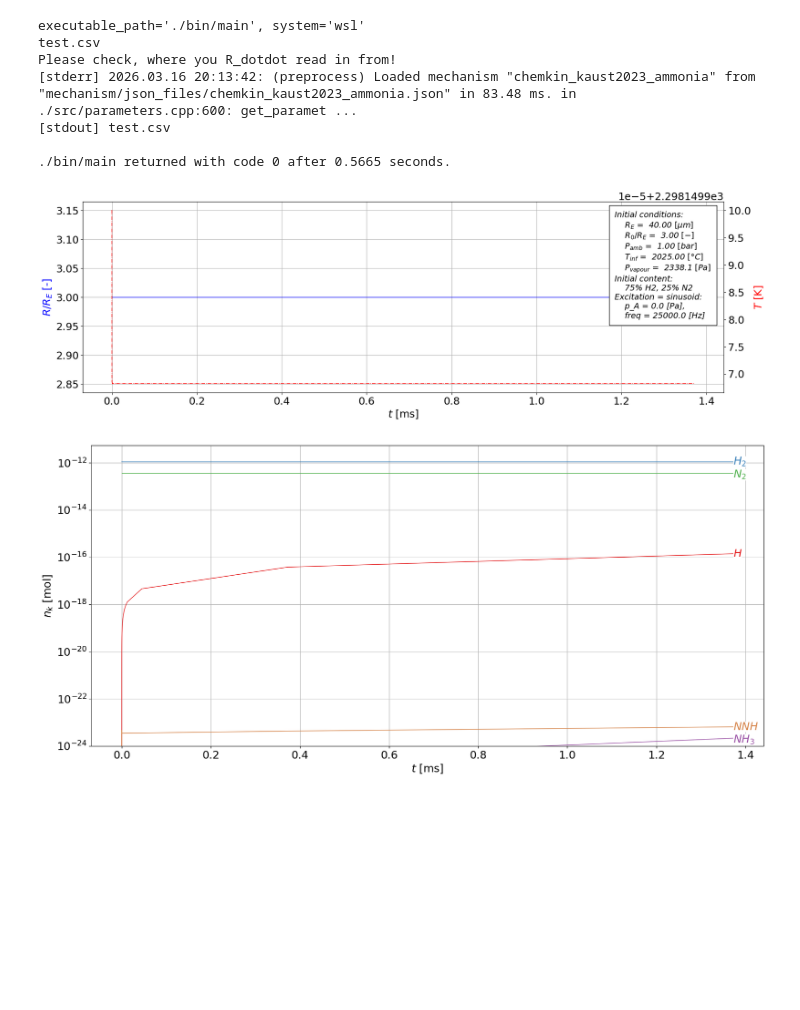
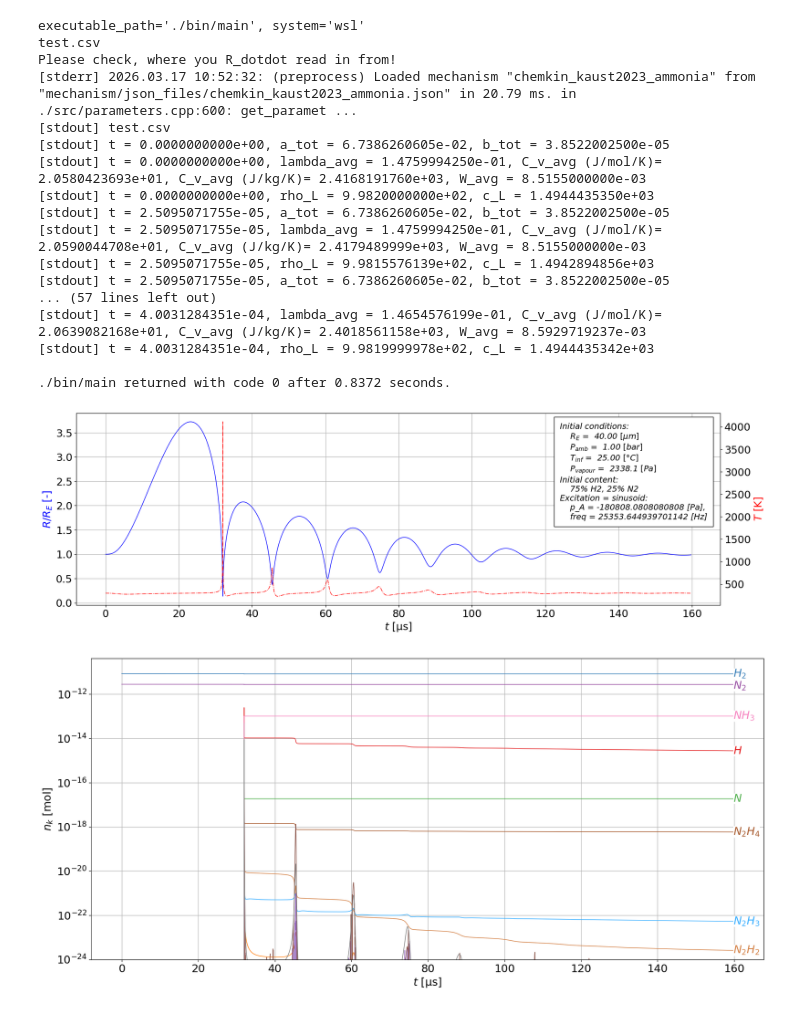
Before and after one commit to kozakaron/Bubble_dynamics_simulation_CPP, a Jupyter notebook: python_run.ipynb, the cells around one changed output. Cells and saved outputs as stored; diff of their text form; code cells hidden in the pictures; blank space fills up the shorter version.

```diff
--- a/python_run.ipynb
+++ b/python_run.ipynb
@@ -7,11 +7,11 @@ cpar=api.example_cpar()
 cpar = {'ID': 0,
  'mechanism': 'chemkin_kaust2023_ammonia',
  'R_E': 40.0e-06,
- 'ratio': 3.0,
+ 'ratio': 1.0,
  'species': ['H2','N2'],#['H2','N2','O2','AR','HE','H2O'],#['N2H3','O','NH2','NO','H'],
  'fractions': [0.75,0.25],#[0.25,0.20,0.05,0.07,0.12,0.31],#[0.3,0.25,0.2,0.15,0.1],
  'P_amb': 1.0e5,#101325.0,
- 'T_inf': 2298.15,
+ 'T_inf': 298.15,
  'alpha_M': 0.35,
  'P_v': 2338.1,
  'mu_L': 0.001,
@@ -26,7 +26,7 @@ cpar = {'ID': 0,
  'enable_rate_thresholding': True,
  'target_specie': 'NH3',
  'excitation_type': 'sinusoid',#'no_excitation',#'sinusoid',#'sin_impulse',
- 'excitation_params': [0, 25e3],#[-1.808080808080808e5, 25.353644939701141e3],#[-2.12121e5, 45.4031e3],# [],
+ 'excitation_params': [-1.808080808080808e5, 25.353644939701141e3],#[-2.12121e5, 45.4031e3],# [],
  'excitation_cycles': 1.0,
  'ramp_up_cycles': 0.0,
  'R_and_R_dot_from_file': 0, #0: nothing to read in, chemistry is coupled to bubble dynamics; 1: R_dot is calculated here, 2: it is read from *.csv
@@ -63,34 +63,44 @@ ps['enable_reactions'] = True
 ps['enable_dissipated_energy'] = True
 ps['enable_van_der_waals'] = True
 ps['enable_rate_thresholding'] = True
 ps['target_specie'] = 'NH3'
 ps['excitation_type'] = 'sinusoid'
 ps['excitation_params'] = [
     {"type":"LinearRange","start":-1.0e5,"end":-3.0e5,"num_steps":100},#-2.12121e5}, #p_A
     {"type":"LogRange","start":20.0e3,"end":200.0e3,"num_steps":100}#{"type": "Const", "value": 25.0e3}#45.4031e3} #freq
 ]
 ps['excitation_cycles'] = {"type": "Const", "value": 1.0}
 ps['ramp_up_cycles'] = {"type": "Const", "value": 0.0}
 ps['R_and_R_dot_from_file'] = {"type": "Const", "value": 0.0}
 ps['rows'] = {"type": "Const", "value": 1.0}
 ps['cols'] = {"type": "Const", "value": 1.0}
 ps['file_name'] = 'test.csv'
 ps['const_V'] = 0
 
 #api.run_parameter_study(ps,save_directory='par_study')
 
 #datas=api.read_parameter_study('par_study1/')
 
 #api.run_parameter_study(ps) #,save_directory='par_study'
 
 #datas=api.read_parameter_study('par_study1/')
 # %% [output]
 executable_path='./bin/main', system='wsl'
 test.csv
 Please check, where you R_dotdot read in from!
-[stderr] 2026.03.16 20:13:42: (preprocess) Loaded mechanism "chemkin_kaust2023_ammonia" from "mechanism/json_files/chemkin_kaust2023_ammonia.json" in 83.48 ms. in ./src/parameters.cpp:600: get_paramet ...
+[stderr] 2026.03.17 10:52:32: (preprocess) Loaded mechanism "chemkin_kaust2023_ammonia" from "mechanism/json_files/chemkin_kaust2023_ammonia.json" in 20.79 ms. in ./src/parameters.cpp:600: get_paramet ...
 [stdout] test.csv
+[stdout] t = 0.0000000000e+00, a_tot = 6.7386260605e-02, b_tot = 3.8522002500e-05
+[stdout] t = 0.0000000000e+00, lambda_avg = 1.4759994250e-01, C_v_avg (J/mol/K)= 2.0580423693e+01, C_v_avg (J/kg/K)= 2.4168191760e+03, W_avg = 8.5155000000e-03
+[stdout] t = 0.0000000000e+00, rho_L = 9.9820000000e+02, c_L = 1.4944435350e+03
+[stdout] t = 2.5095071755e-05, a_tot = 6.7386260605e-02, b_tot = 3.8522002500e-05
+[stdout] t = 2.5095071755e-05, lambda_avg = 1.4759994250e-01, C_v_avg (J/mol/K)= 2.0590044708e+01, C_v_avg (J/kg/K)= 2.4179489999e+03, W_avg = 8.5155000000e-03
+[stdout] t = 2.5095071755e-05, rho_L = 9.9815576139e+02, c_L = 1.4942894856e+03
+[stdout] t = 2.5095071755e-05, a_tot = 6.7386260605e-02, b_tot = 3.8522002500e-05
+... (57 lines left out)
+[stdout] t = 4.0031284351e-04, lambda_avg = 1.4654576199e-01, C_v_avg (J/mol/K)= 2.0639082168e+01, C_v_avg (J/kg/K)= 2.4018561158e+03, W_avg = 8.5929719237e-03
+[stdout] t = 4.0031284351e-04, rho_L = 9.9819999978e+02, c_L = 1.4944435342e+03
 
-./bin/main returned with code 0 after 0.5665 seconds.
+./bin/main returned with code 0 after 0.8372 seconds.
-[figure, old version]
+[figure, new version]
-[figure, old version]
+[figure, new version]
```
Also changed, not shown: parts of 2 cells of this notebook, 1 other file.
